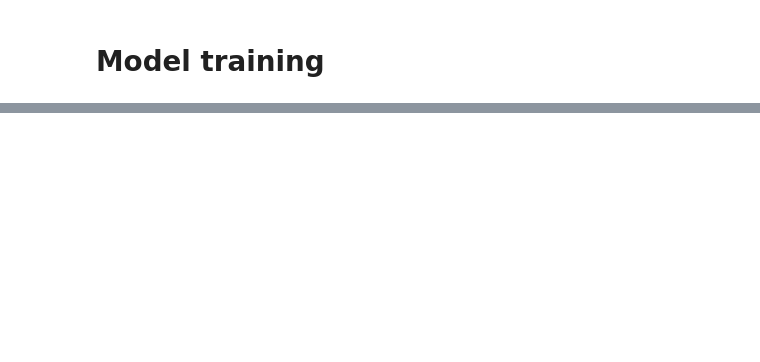
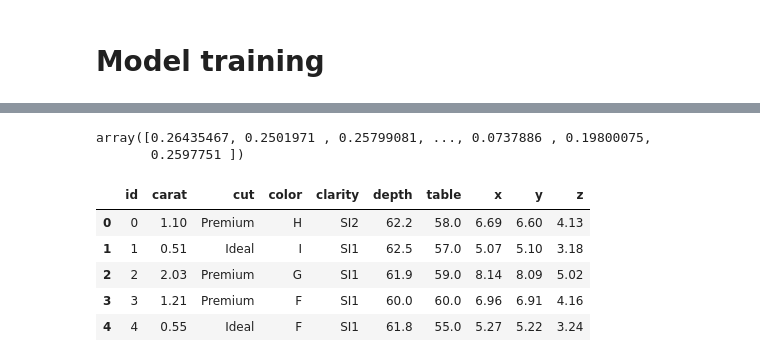
Before and after one commit to patricrp/Diamonds-project, a Jupyter notebook: Diamonds Machine Learning - RandomForest.ipynb, the cells around one changed output, grey strips where cells are left out. Drawn from its saved outputs; the diff is of its cells as text; code cells hidden in the pictures; blank space fills up the shorter version.

```diff
--- a/Diamonds Machine Learning.ipynb
+++ b/Diamonds Machine Learning - RandomForest.ipynb
@@ -164,0 +311,3 @@ print('RMSE', np.sqrt(mean_squared_error(y_test, rf_reg.predict(X_test))))
+# %%
+diamonds_test_nom = pd.read_csv('input/diamonds-datamad0120/diamonds_test.csv')
+X_test = diamonds_test_nom
@@ -164,0 +317,6 @@ print('RMSE', np.sqrt(mean_squared_error(y_test, rf_reg.predict(X_test))))
+# %%
+y_pred = rf_reg.predict(X_test)
+y_pred
+# %% [output]
+array([0.26435467, 0.2501971 , 0.25799081, ..., 0.0737886 , 0.19800075,
+       0.2597751 ])
@@ -164,0 +326,9 @@ print('RMSE', np.sqrt(mean_squared_error(y_test, rf_reg.predict(X_test))))
+# %%
+diamonds_test_nom.head()
+# %% [output]
+|  | id | carat | cut | color | clarity | depth | table | x | y | z |
+| 0 | 0 | 1.10 | Premium | H | SI2 | 62.2 | 58.0 | 6.69 | 6.60 | 4.13 |
+| 1 | 1 | 0.51 | Ideal | I | SI1 | 62.5 | 57.0 | 5.07 | 5.10 | 3.18 |
+| 2 | 2 | 2.03 | Premium | G | SI1 | 61.9 | 59.0 | 8.14 | 8.09 | 5.02 |
+| 3 | 3 | 1.21 | Premium | F | SI1 | 60.0 | 60.0 | 6.96 | 6.91 | 4.16 |
+| 4 | 4 | 0.55 | Ideal | F | SI1 | 61.8 | 55.0 | 5.27 | 5.22 | 3.24 |
```
Also changed, not shown: parts of 37 cells of this notebook, 8 other files.
